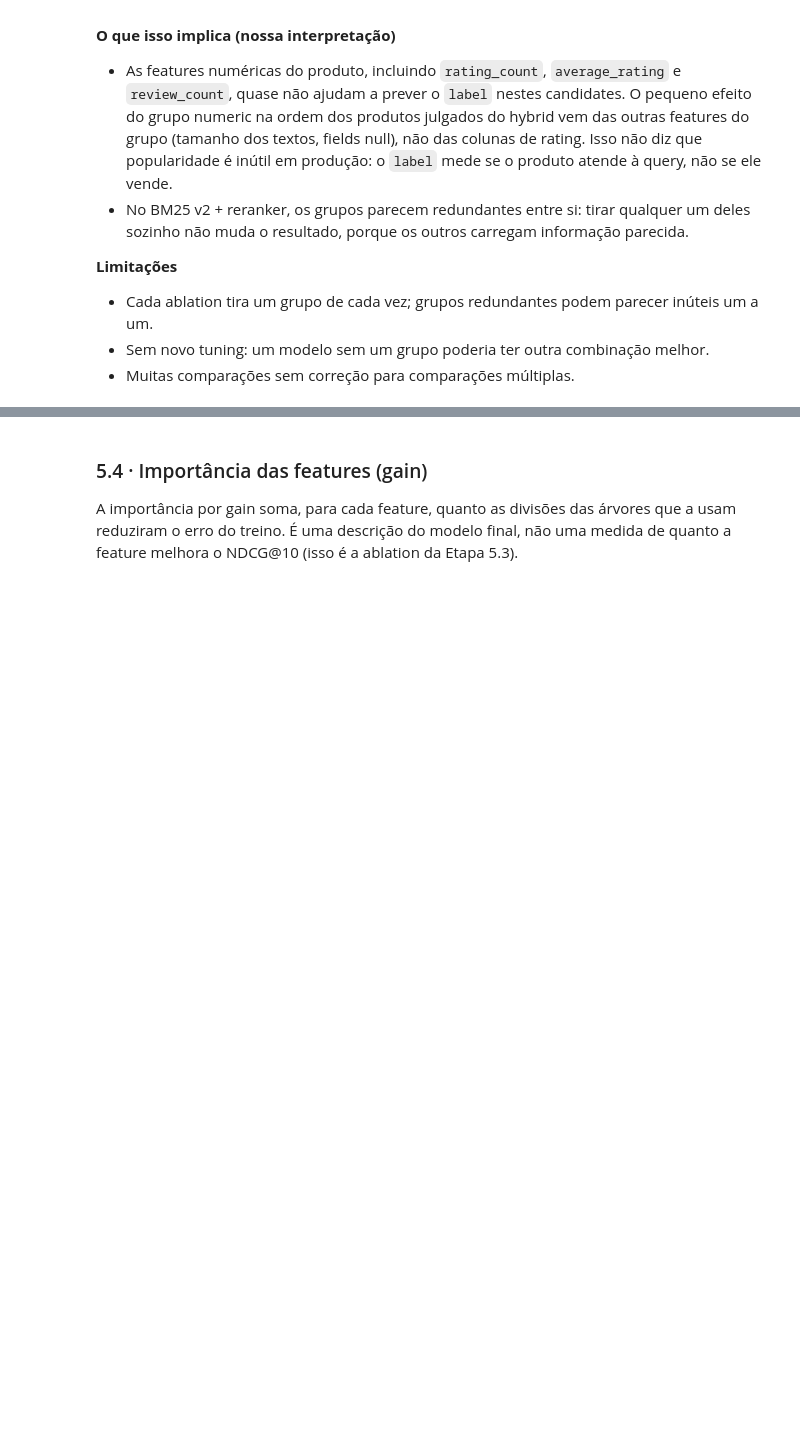
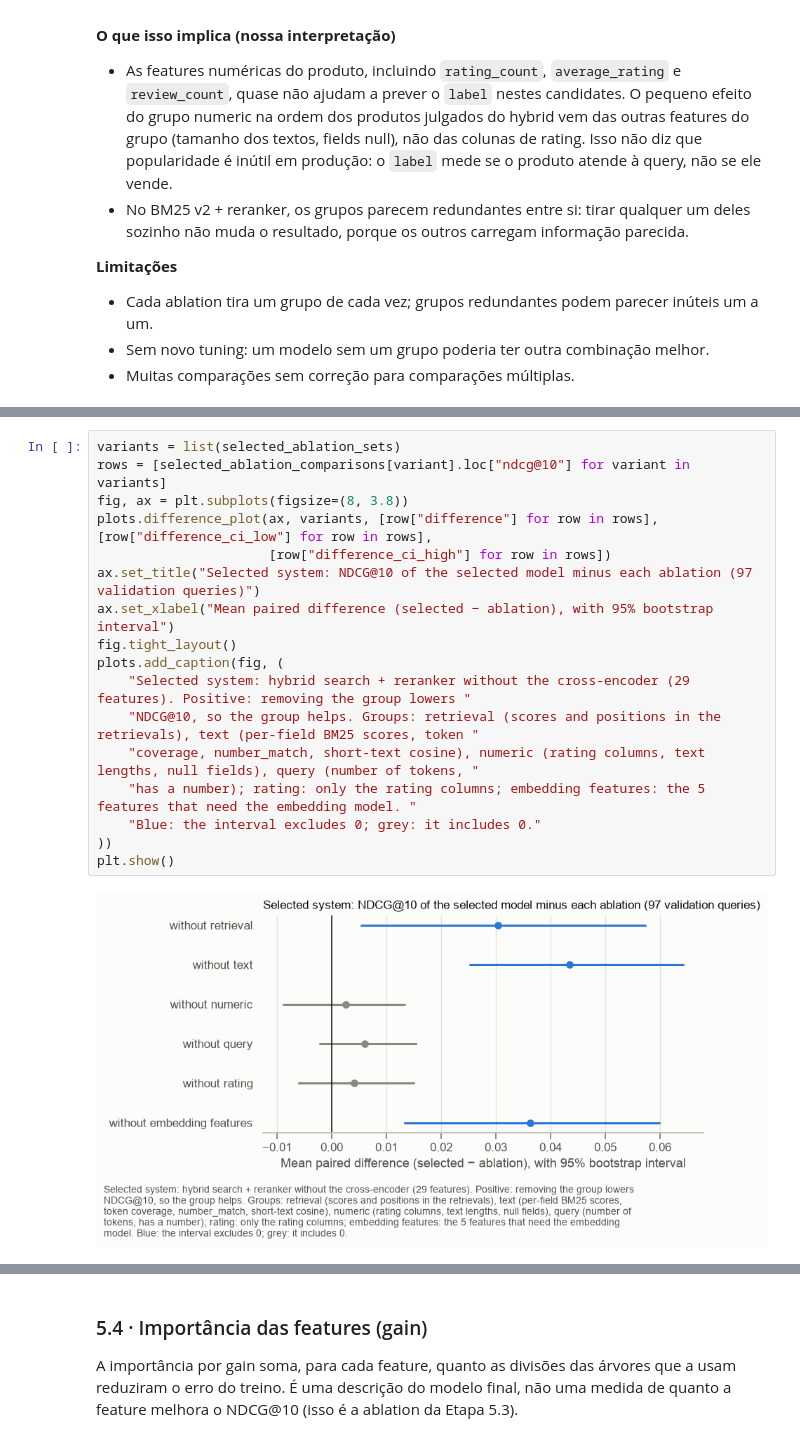
Before and after one commit to lubepe/ml_challenge, a Jupyter notebook: notebooks/04_reranker.ipynb, the cells around one changed output, grey strips where cells are left out. Saved outputs shown, nothing was run; the diff lists cells and outputs as text; blank space fills up the shorter version.

```diff
--- a/notebooks/04_reranker.ipynb
+++ b/notebooks/04_reranker.ipynb
@@ -1003,0 +1060,19 @@ plt.show()
+# %%
+variants = list(selected_ablation_sets)
+rows = [selected_ablation_comparisons[variant].loc["ndcg@10"] for variant in variants]
+fig, ax = plt.subplots(figsize=(8, 3.8))
+plots.difference_plot(ax, variants, [row["difference"] for row in rows], [row["difference_ci_low"] for row in rows],
+                      [row["difference_ci_high"] for row in rows])
+ax.set_title("Selected system: NDCG@10 of the selected model minus each ablation (97 validation queries)")
+ax.set_xlabel("Mean paired difference (selected − ablation), with 95% bootstrap interval")
+fig.tight_layout()
+plots.add_caption(fig, (
+    "Selected system: hybrid search + reranker without the cross-encoder (29 features). Positive: removing the group lowers "
+    "NDCG@10, so the group helps. Groups: retrieval (scores and positions in the retrievals), text (per-field BM25 scores, token "
+    "coverage, number_match, short-text cosine), numeric (rating columns, text lengths, null fields), query (number of tokens, "
+    "has a number); rating: only the rating columns; embedding features: the 5 features that need the embedding model. "
+    "Blue: the interval excludes 0; grey: it includes 0."
+))
+plt.show()
+# %% [output]
+[figure, added]
```
Also changed, not shown: parts of 16 cells of this notebook, 2 other files.
